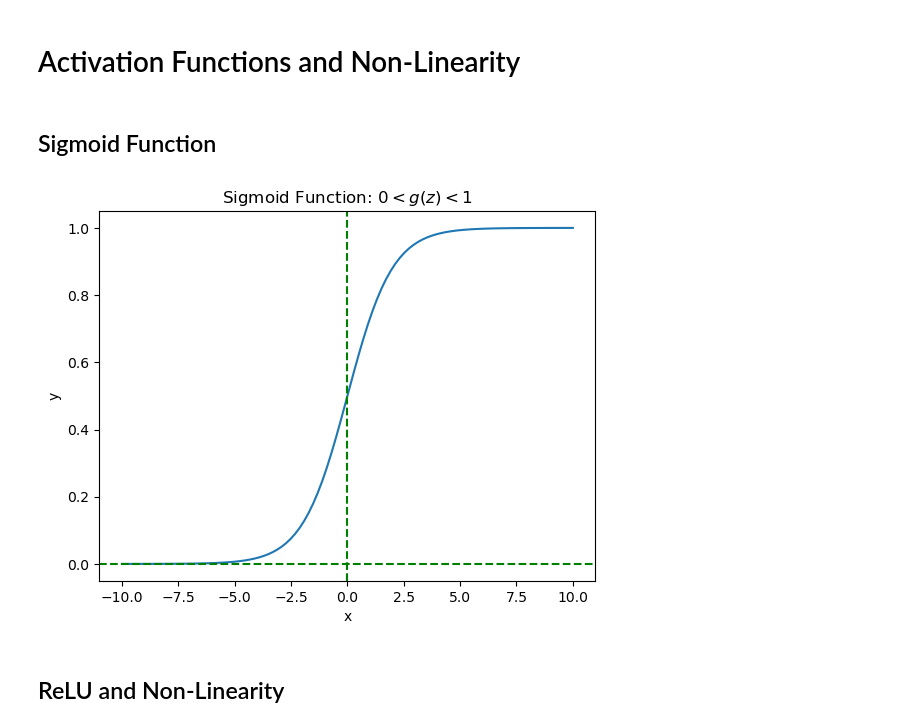
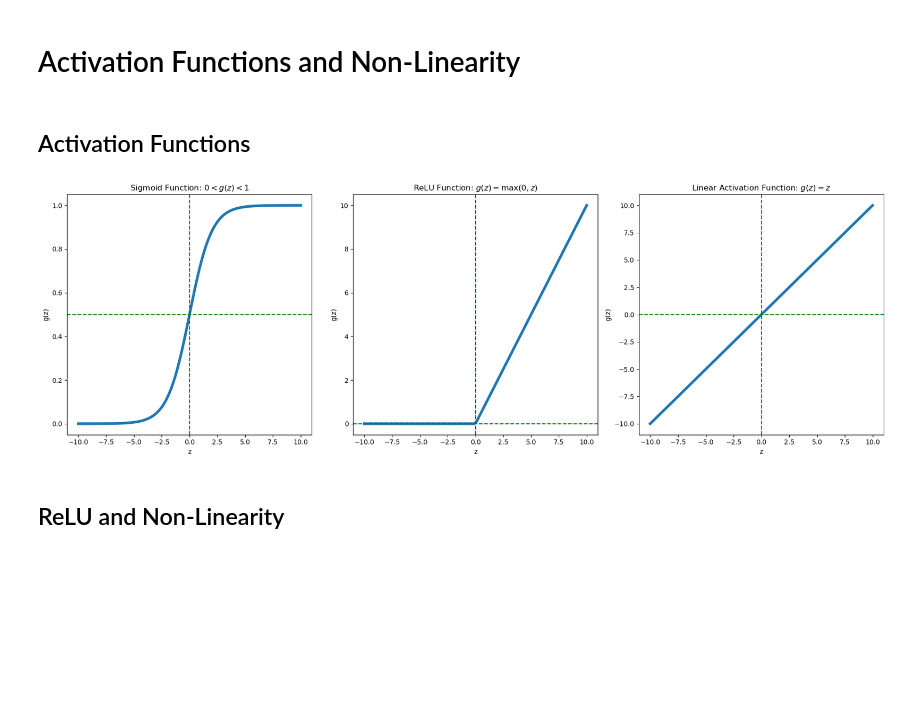
Before and after one commit to pooyavahidi/examples, a Jupyter notebook: ai/activation_functions_non_linearity.ipynb, the cells around one changed output. Cells and saved outputs as stored; diff of their text form; code cells hidden in the pictures; blank space fills up the shorter version.

Commit message:
feat(ai): add activation function notebook

```diff
--- a/ai/activation_functions_non_linearity.ipynb
+++ b/ai/activation_functions_non_linearity.ipynb
@@ -1,29 +1,4 @@
 # %% [markdown]
 # Activation Functions and Non-Linearity
-# %% [markdown]
-## Sigmoid Function
-# %%
-import numpy as np
-import matplotlib.pyplot as plt
-
-
-def sigmoid(x):
-    return 1 / (1 + np.exp(-x))
-
-
-def plot(x, y):
-    plt.plot(x, y)
-    plt.xlabel("x")
-    plt.ylabel("y")
-    plt.axvline(x=0, color="green", linestyle="--")
-    plt.axhline(y=0, color="green", linestyle="--")
-    plt.title(r"Sigmoid Function: $0 < g(z) < 1$")
-    plt.show()
-
-
-x = np.linspace(-10, 10, 100)
-y = sigmoid(x)
-
-plot(x, y)
-# %% [output]
-[figure, removed]
+# %% [markdown]
+## Activation Functions
@@ -30,3 +8,46 @@ plot(x, y)
+# %%
+def sigmoid(x):
+    return 1 / (1 + np.exp(-x))
+
+
+def relu(x):
+    return np.maximum(0, x)
+
+
+def linear_activation(x):
+    return x
+# %%
+def plot_activation(ax, x, y, title, axhline_value):
+    ax.plot(x, y, linewidth=4)
+    ax.set_xlabel("z")
+    ax.set_ylabel("g(z)")
+    ax.axvline(x=0, color="green", linestyle="--")
+    ax.axhline(y=axhline_value, color="green", linestyle="--")
+    ax.set_title(title)
+
+
+# Create subplots
+fig, axs = plt.subplots(1, 3, figsize=(18, 6))
+x = np.linspace(-10, 10, 100)
+
+plot_activation(
+    axs[0], x, sigmoid(x), r"Sigmoid Function: $0 < g(z) < 1$", 0.5
+)
+
+plot_activation(axs[1], x, relu(x), r"ReLU Function: $g(z) = \max(0, z)$", 0)
+
+plot_activation(
+    axs[2],
+    x,
+    linear_activation(x),
+    r"Linear Activation Function: $g(z) = z$",
+    0,
+)
+
+plt.tight_layout()
+plt.show()
+# %% [output]
+[figure, added]
 # %% [markdown]
 ## ReLU and Non-Linearity
 # %%
```
Also changed, not shown: parts of 2 cells of this notebook.
